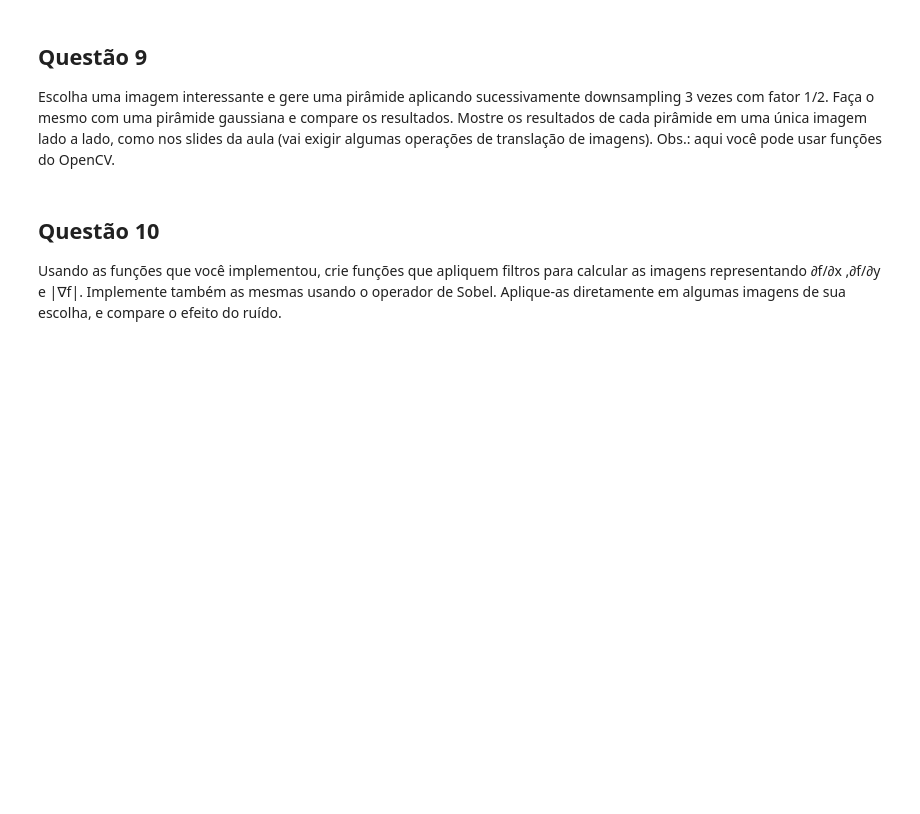
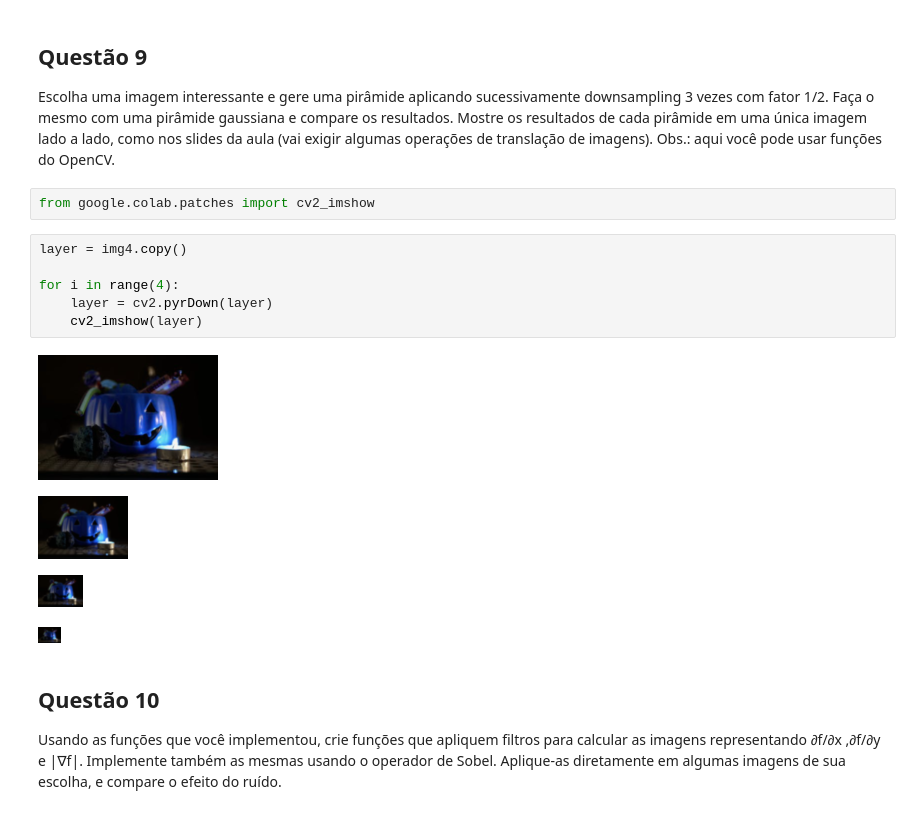
Before and after one commit to audreyemmely/computer-vision, a Jupyter notebook: visaocomp_lista1.ipynb, the cells around one changed output. Drawn from its saved outputs; the diff is of its cells as text; blank space fills up the shorter version.

```diff
--- a/visaocomp_lista1.ipynb
+++ b/visaocomp_lista1.ipynb
@@ -324,6 +342,19 @@ uma pirâmide gaussiana e compare os resultados. Mostre os resultados de
 cada pirâmide em uma única imagem lado a lado, como nos slides da aula
 (vai exigir algumas operações de translação de imagens). Obs.: aqui você
 pode usar funções do OpenCV.
+# %%
+from google.colab.patches import cv2_imshow
+# %%
+layer = img4.copy()
+
+for i in range(4):
+    layer = cv2.pyrDown(layer)
+    cv2_imshow(layer)
+# %% [output]
+[figure, added]
+[figure, added]
+[figure, added]
+[figure, added]
 # %% [markdown]
 ## Questão 10
 
```
Also changed, not shown: parts of 4 cells of this notebook.
